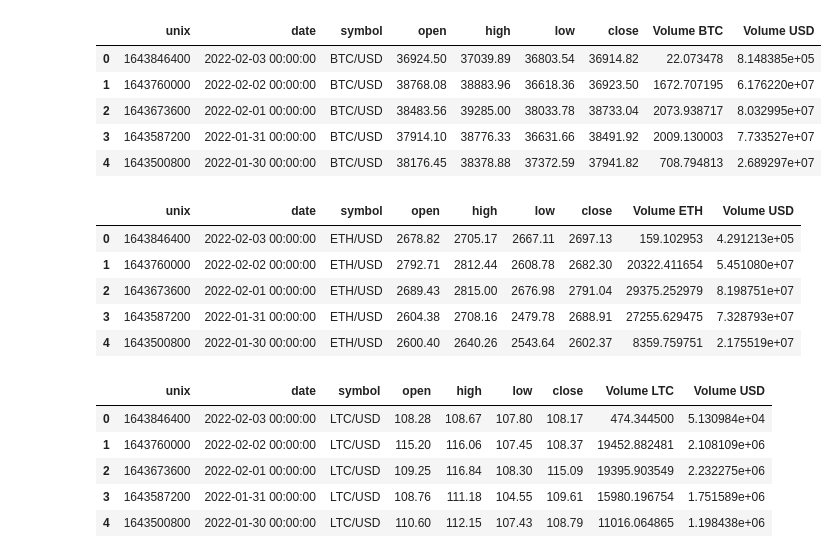
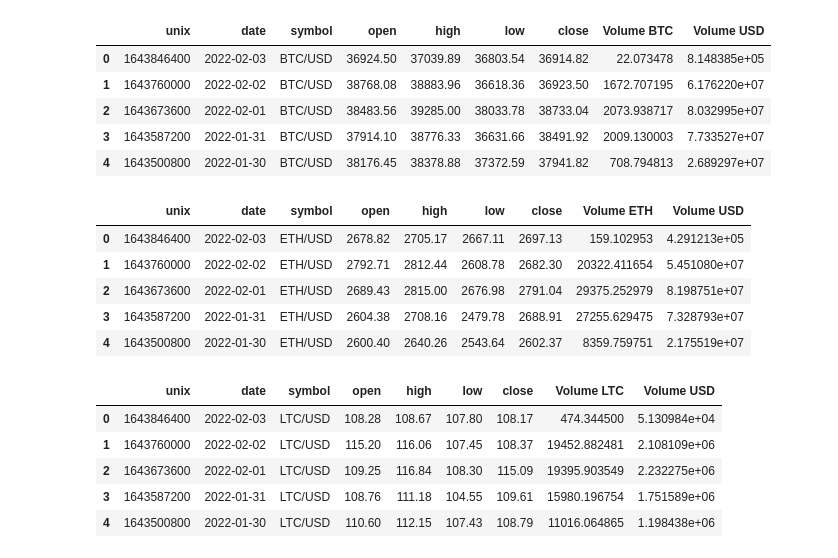
Before and after one commit to reiderwin/mustache-list-sequence, a Jupyter notebook: crypto.ipynb, the cells around one changed output. Cells and saved outputs as stored; diff of their text form; code cells hidden in the pictures.

```diff
--- a/crypto.ipynb
+++ b/crypto.ipynb
@@ -32,33 +32,33 @@ xrp_csv.head()
 # %%
 # Read CSV bitcoin
-btc_csv = pd.read_csv("resources/BTCUSD.csv")
+btc_csv = pd.read_csv("resources/BTCUSD.csv", parse_dates=['date'])
 btc_csv.head()
 # %% [output]
 |  | unix | date | symbol | open | high | low | close | Volume BTC | Volume USD |
-| 0 | 1643846400 | 2022-02-03 00:00:00 | BTC/USD | 36924.50 | 37039.89 | 36803.54 | 36914.82 | 22.073478 | 8.148385e+05 |
-| 1 | 1643760000 | 2022-02-02 00:00:00 | BTC/USD | 38768.08 | 38883.96 | 36618.36 | 36923.50 | 1672.707195 | 6.176220e+07 |
-| 2 | 1643673600 | 2022-02-01 00:00:00 | BTC/USD | 38483.56 | 39285.00 | 38033.78 | 38733.04 | 2073.938717 | 8.032995e+07 |
-| 3 | 1643587200 | 2022-01-31 00:00:00 | BTC/USD | 37914.10 | 38776.33 | 36631.66 | 38491.92 | 2009.130003 | 7.733527e+07 |
-| 4 | 1643500800 | 2022-01-30 00:00:00 | BTC/USD | 38176.45 | 38378.88 | 37372.59 | 37941.82 | 708.794813 | 2.689297e+07 |
+| 0 | 1643846400 | 2022-02-03 | BTC/USD | 36924.50 | 37039.89 | 36803.54 | 36914.82 | 22.073478 | 8.148385e+05 |
+| 1 | 1643760000 | 2022-02-02 | BTC/USD | 38768.08 | 38883.96 | 36618.36 | 36923.50 | 1672.707195 | 6.176220e+07 |
+| 2 | 1643673600 | 2022-02-01 | BTC/USD | 38483.56 | 39285.00 | 38033.78 | 38733.04 | 2073.938717 | 8.032995e+07 |
+| 3 | 1643587200 | 2022-01-31 | BTC/USD | 37914.10 | 38776.33 | 36631.66 | 38491.92 | 2009.130003 | 7.733527e+07 |
+| 4 | 1643500800 | 2022-01-30 | BTC/USD | 38176.45 | 38378.88 | 37372.59 | 37941.82 | 708.794813 | 2.689297e+07 |
 # %%
 # ethereum
-eth_csv = pd.read_csv("resources/ETHUSD.csv")
+eth_csv = pd.read_csv("resources/ETHUSD.csv", parse_dates=['date'])
 eth_csv.head()
 # %% [output]
 |  | unix | date | symbol | open | high | low | close | Volume ETH | Volume USD |
-| 0 | 1643846400 | 2022-02-03 00:00:00 | ETH/USD | 2678.82 | 2705.17 | 2667.11 | 2697.13 | 159.102953 | 4.291213e+05 |
-| 1 | 1643760000 | 2022-02-02 00:00:00 | ETH/USD | 2792.71 | 2812.44 | 2608.78 | 2682.30 | 20322.411654 | 5.451080e+07 |
-| 2 | 1643673600 | 2022-02-01 00:00:00 | ETH/USD | 2689.43 | 2815.00 | 2676.98 | 2791.04 | 29375.252979 | 8.198751e+07 |
-| 3 | 1643587200 | 2022-01-31 00:00:00 | ETH/USD | 2604.38 | 2708.16 | 2479.78 | 2688.91 | 27255.629475 | 7.328793e+07 |
-| 4 | 1643500800 | 2022-01-30 00:00:00 | ETH/USD | 2600.40 | 2640.26 | 2543.64 | 2602.37 | 8359.759751 | 2.175519e+07 |
+| 0 | 1643846400 | 2022-02-03 | ETH/USD | 2678.82 | 2705.17 | 2667.11 | 2697.13 | 159.102953 | 4.291213e+05 |
+| 1 | 1643760000 | 2022-02-02 | ETH/USD | 2792.71 | 2812.44 | 2608.78 | 2682.30 | 20322.411654 | 5.451080e+07 |
+| 2 | 1643673600 | 2022-02-01 | ETH/USD | 2689.43 | 2815.00 | 2676.98 | 2791.04 | 29375.252979 | 8.198751e+07 |
+| 3 | 1643587200 | 2022-01-31 | ETH/USD | 2604.38 | 2708.16 | 2479.78 | 2688.91 | 27255.629475 | 7.328793e+07 |
+| 4 | 1643500800 | 2022-01-30 | ETH/USD | 2600.40 | 2640.26 | 2543.64 | 2602.37 | 8359.759751 | 2.175519e+07 |
 # %%
 # dogecoin
-ltc_csv = pd.read_csv("resources/LTCUSD.csv")
+ltc_csv = pd.read_csv("resources/LTCUSD.csv", parse_dates=['date'])
 ltc_csv.head()
 # %% [output]
 |  | unix | date | symbol | open | high | low | close | Volume LTC | Volume USD |
-| 0 | 1643846400 | 2022-02-03 00:00:00 | LTC/USD | 108.28 | 108.67 | 107.80 | 108.17 | 474.344500 | 5.130984e+04 |
-| 1 | 1643760000 | 2022-02-02 00:00:00 | LTC/USD | 115.20 | 116.06 | 107.45 | 108.37 | 19452.882481 | 2.108109e+06 |
-| 2 | 1643673600 | 2022-02-01 00:00:00 | LTC/USD | 109.25 | 116.84 | 108.30 | 115.09 | 19395.903549 | 2.232275e+06 |
-| 3 | 1643587200 | 2022-01-31 00:00:00 | LTC/USD | 108.76 | 111.18 | 104.55 | 109.61 | 15980.196754 | 1.751589e+06 |
-| 4 | 1643500800 | 2022-01-30 00:00:00 | LTC/USD | 110.60 | 112.15 | 107.43 | 108.79 | 11016.064865 | 1.198438e+06 |
+| 0 | 1643846400 | 2022-02-03 | LTC/USD | 108.28 | 108.67 | 107.80 | 108.17 | 474.344500 | 5.130984e+04 |
+| 1 | 1643760000 | 2022-02-02 | LTC/USD | 115.20 | 116.06 | 107.45 | 108.37 | 19452.882481 | 2.108109e+06 |
+| 2 | 1643673600 | 2022-02-01 | LTC/USD | 109.25 | 116.84 | 108.30 | 115.09 | 19395.903549 | 2.232275e+06 |
+| 3 | 1643587200 | 2022-01-31 | LTC/USD | 108.76 | 111.18 | 104.55 | 109.61 | 15980.196754 | 1.751589e+06 |
+| 4 | 1643500800 | 2022-01-30 | LTC/USD | 110.60 | 112.15 | 107.43 | 108.79 | 11016.064865 | 1.198438e+06 |
```
Also changed, not shown: parts of 16 cells of this notebook, 7 other files.
